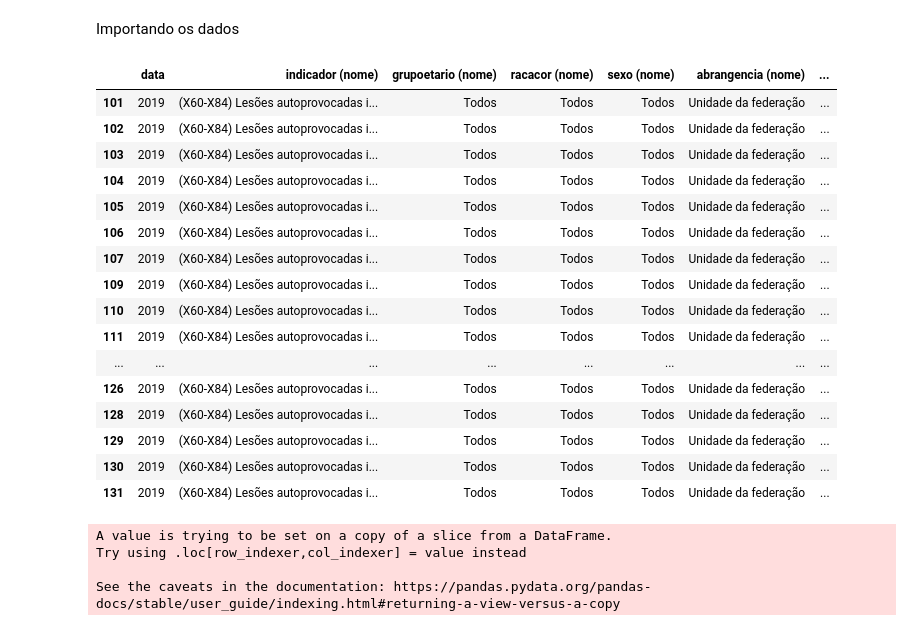
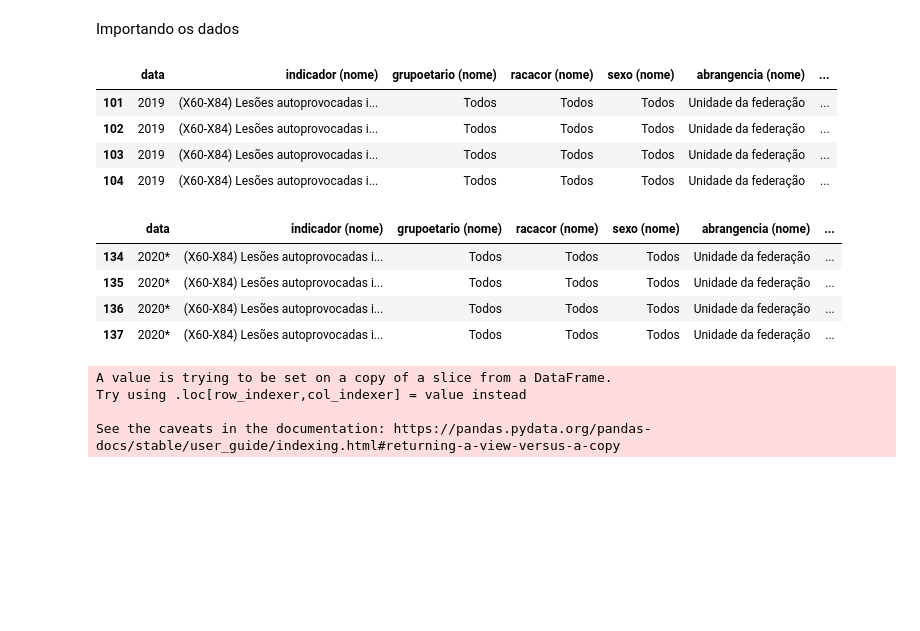
Before and after one commit to brunabellini/Projeto_FaleSobre, a Jupyter notebook: Caderno Jupyter- Grupo 6.ipynb, the cells around one changed output. Saved outputs shown, nothing was run; the diff lists cells and outputs as text; code cells hidden in the pictures; blank space fills up the shorter version.

```diff
--- a/Caderno Jupyter- Grupo 6.ipynb
+++ b/Caderno Jupyter- Grupo 6.ipynb
@@ -566,32 +566,38 @@ Importando os dados
 # %%
 # Gráfico 1
 
 df = pd.read_csv('./Data/localidadeXano.csv', sep= ';')
 df.columns.values[1]= 'data'
 df = df.drop(['ano (uid)','local (nome)', 'indicador (uid)', 'local (uid)', 'estatistica (uid)', 'estatistica (nome)', 'lococor (uid)', 'lococor (nome)', 'atestante (uid)', 'atestante (nome)', 'grupoetario (uid)', 'categoria (uid)', 'racacor (uid)', 'sexo (uid)', 'abrangencia (uid)', 'localidade (uid)', 'categoria (nome)'], axis=1)
 df = df.drop([99, 100, 108, 118, 127, 123])
 # display(df)
 # df.head(8)
 
 df_2019 = df.loc[ df['data'] == '2019' ]
-df_2019
+df_2019.head(4)
 # %% [output]
 |  | data | indicador (nome) | grupoetario (nome) | racacor (nome) | sexo (nome) | abrangencia (nome) | ... |
 | 101 | 2019 | (X60-X84) Lesões autoprovocadas i... | Todos | Todos | Todos | Unidade da federação | ... |
 | 102 | 2019 | (X60-X84) Lesões autoprovocadas i... | Todos | Todos | Todos | Unidade da federação | ... |
 | 103 | 2019 | (X60-X84) Lesões autoprovocadas i... | Todos | Todos | Todos | Unidade da federação | ... |
 | 104 | 2019 | (X60-X84) Lesões autoprovocadas i... | Todos | Todos | Todos | Unidade da federação | ... |
-| 105 | 2019 | (X60-X84) Lesões autoprovocadas i... | Todos | Todos | Todos | Unidade da federação | ... |
-| 106 | 2019 | (X60-X84) Lesões autoprovocadas i... | Todos | Todos | Todos | Unidade da federação | ... |
-| 107 | 2019 | (X60-X84) Lesões autoprovocadas i... | Todos | Todos | Todos | Unidade da federação | ... |
-| 109 | 2019 | (X60-X84) Lesões autoprovocadas i... | Todos | Todos | Todos | Unidade da federação | ... |
-| 110 | 2019 | (X60-X84) Lesões autoprovocadas i... | Todos | Todos | Todos | Unidade da federação | ... |
-| 111 | 2019 | (X60-X84) Lesões autoprovocadas i... | Todos | Todos | Todos | Unidade da federação | ... |
-| ... | ... | ... | ... | ... | ... | ... | ... |
-| 126 | 2019 | (X60-X84) Lesões autoprovocadas i... | Todos | Todos | Todos | Unidade da federação | ... |
-| 128 | 2019 | (X60-X84) Lesões autoprovocadas i... | Todos | Todos | Todos | Unidade da federação | ... |
-| 129 | 2019 | (X60-X84) Lesões autoprovocadas i... | Todos | Todos | Todos | Unidade da federação | ... |
-| 130 | 2019 | (X60-X84) Lesões autoprovocadas i... | Todos | Todos | Todos | Unidade da federação | ... |
-| 131 | 2019 | (X60-X84) Lesões autoprovocadas i... | Todos | Todos | Todos | Unidade da federação | ... |
+# %%
+# Gráfico 1.2
+
+df = pd.read_csv('./Data/localidadeXano.csv', sep= ';')
+df.columns.values[1]= 'data'
+df = df.drop(['ano (uid)','local (nome)', 'indicador (uid)', 'local (uid)', 'estatistica (uid)', 'estatistica (nome)', 'lococor (uid)', 'lococor (nome)', 'atestante (uid)', 'atestante (nome)', 'grupoetario (uid)', 'categoria (uid)', 'racacor (uid)', 'sexo (uid)', 'abrangencia (uid)', 'localidade (uid)', 'categoria (nome)'], axis=1)
+df = df.drop([132, 133, 141, 151, 156, 160])
+# display(df)
+# df.head(8)
+
+df_2020 = df.loc[ df['data'] == '2020*' ]
+df_2020.head(4)
+# %% [output]
+|  | data | indicador (nome) | grupoetario (nome) | racacor (nome) | sexo (nome) | abrangencia (nome) | ... |
+| 134 | 2020* | (X60-X84) Lesões autoprovocadas i... | Todos | Todos | Todos | Unidade da federação | ... |
+| 135 | 2020* | (X60-X84) Lesões autoprovocadas i... | Todos | Todos | Todos | Unidade da federação | ... |
+| 136 | 2020* | (X60-X84) Lesões autoprovocadas i... | Todos | Todos | Todos | Unidade da federação | ... |
+| 137 | 2020* | (X60-X84) Lesões autoprovocadas i... | Todos | Todos | Todos | Unidade da federação | ... |
 # %%
 # Gráfico 1
```
Also changed, not shown: parts of 3 cells of this notebook, 1 other file.
